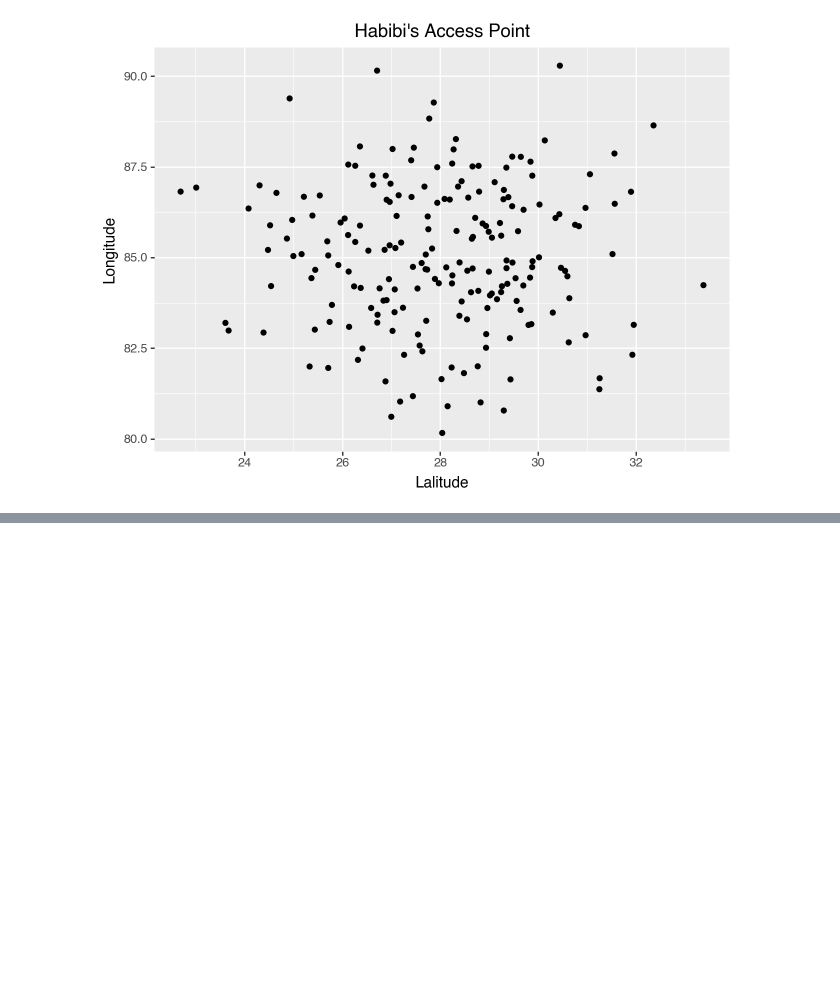
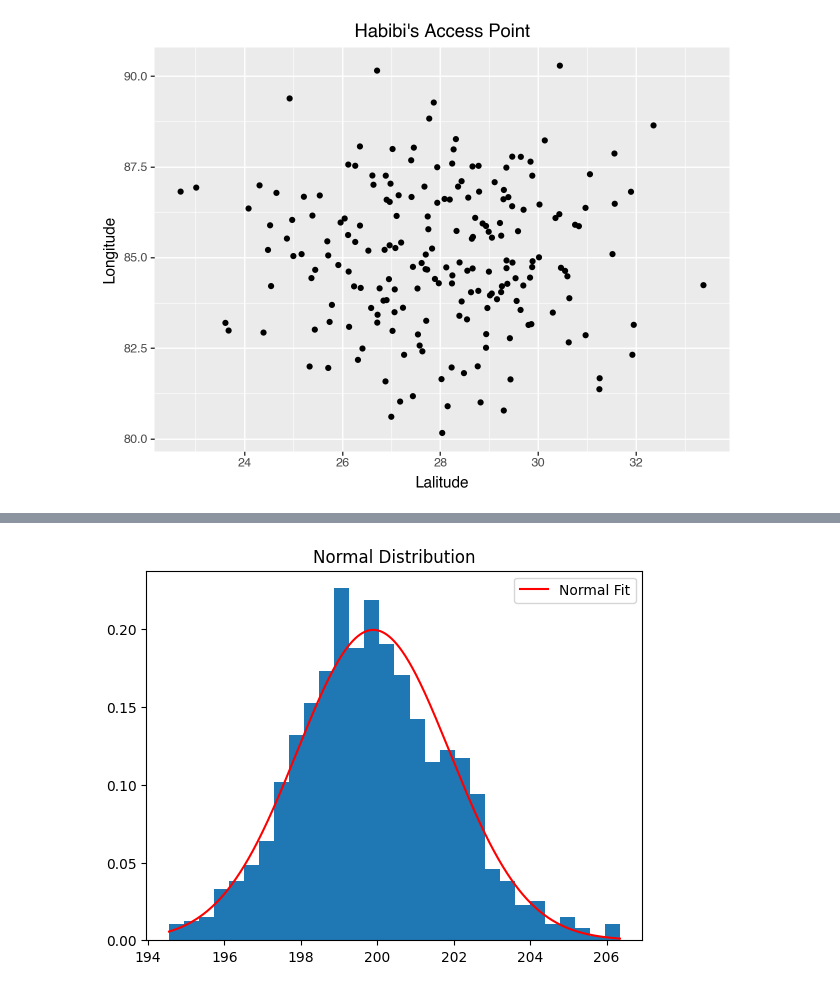
Before and after one commit to manusharansah/Python, a Jupyter notebook: Assignments/assign2.ipynb, the cells around one changed output, grey strips where cells are left out. Saved outputs shown, nothing was run; the diff lists cells and outputs as text; code cells hidden in the pictures; blank space fills up the shorter version.

```diff
--- a/Assignments/assign2.ipynb
+++ b/Assignments/assign2.ipynb
@@ -82,0 +103,18 @@ ggplot(df,aes('Lalitude','Longitude')) + geom_point() + ggtitle("Habibi's Access
+# %%
+# using norm.pdf
+import numpy as np
+import matplotlib.pyplot as plt
+from scipy.stats import norm
+
+data = np.random.normal(200,2,size = 1000)
+x = np.linspace(min(data),max(data),1000)
+m,sd = np.mean(data),np.std(data)
+p = norm.pdf(x,m,sd)
+
+plt.hist(data,30, density = True)
+plt.plot(x,p,color = 'red',label = "Normal Fit")
+plt.legend()
+plt.title("Normal Distribution")
+plt.show()
+# %% [output]
+[figure, added]
```
Also changed, not shown: parts of 7 cells of this notebook.
